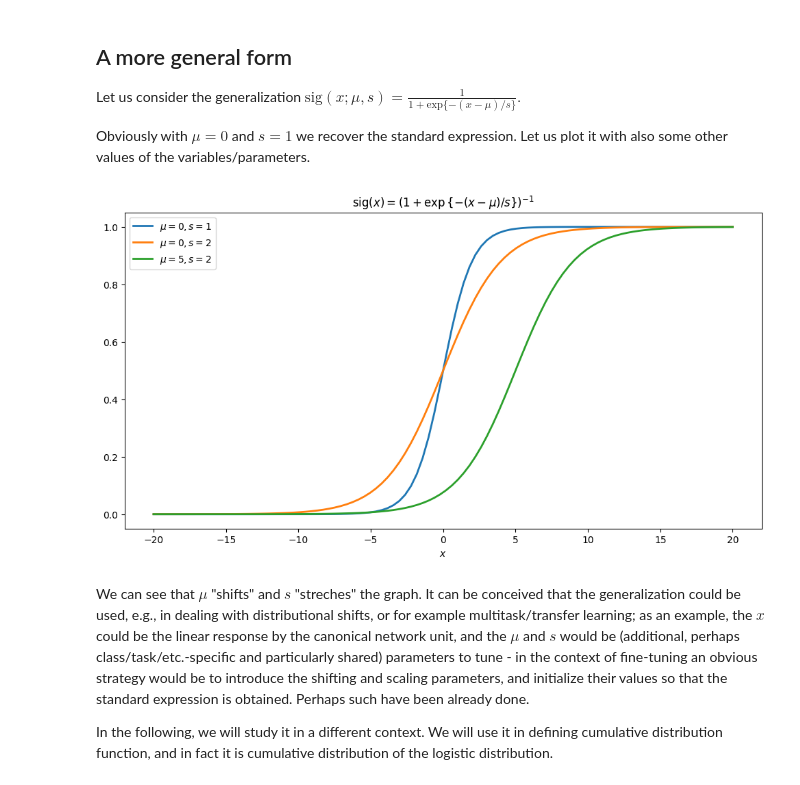
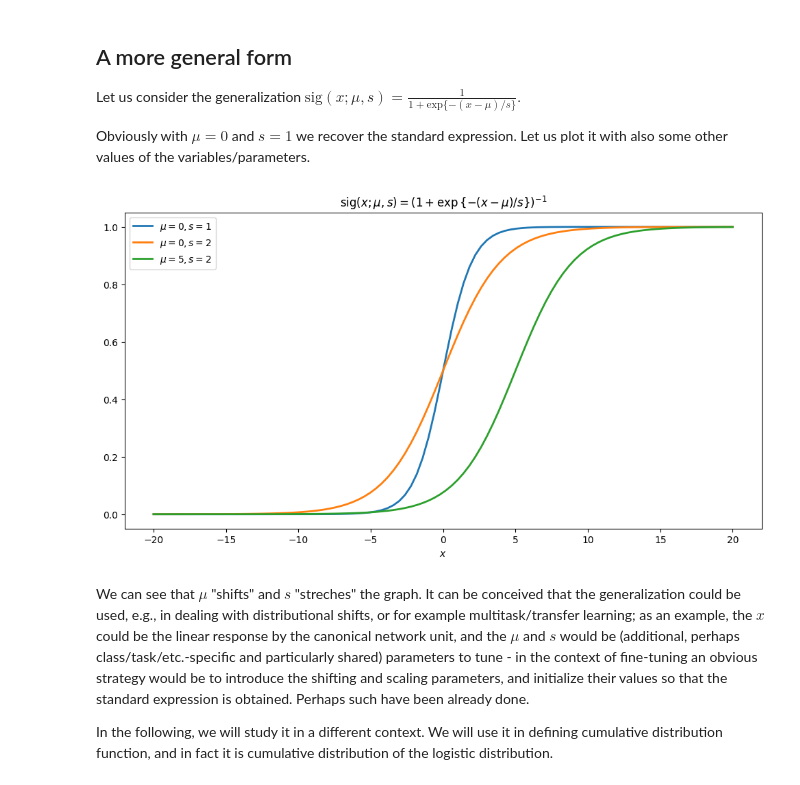
Before and after one commit to jyrikivinen/home, a Jupyter notebook: _sources/computational_notes/logistic_distribution.ipynb, the cells around one changed output. Drawn from its saved outputs; the diff is of its cells as text; code cells hidden in the pictures.

```diff
--- a/_sources/computational_notes/logistic_distribution.ipynb
+++ b/_sources/computational_notes/logistic_distribution.ipynb
@@ -32,13 +32,13 @@ Obviously with $\mu=0$ and $s=1$ we recover the standard expression. Let us plot
 # %%
 x = np.linspace(-20, 20, 100)
 fig, ax = plt.subplots(nrows=1, ncols=1, figsize=[12, 6])
 for mu, s in zip([0, 0, 5],[1, 2, 2]):
     ax.plot(x,  1./(1.+np.exp(-(x-mu)/s)), linewidth=2, label='$\mu={}, s={}$'.format(mu, s));
 ax.set_xlabel(r'$x$')
-ax.set_title(r'$\mathrm{sig}(x)=(1+\exp{\{-(x-\mu)/s\}})^{-1}$')
+ax.set_title(r'$\mathrm{sig}(x; \mu, s)=(1+\exp{\{-(x-\mu)/s\}})^{-1}$')
 plt.legend();
 # %% [output]
-[figure, old version]
+[figure, new version]
 # %% [markdown]
 We can see that $\mu$ "shifts" and $s$ "streches" the graph. It can be conceived that the generalization could be used, e.g., in dealing with distributional shifts, or for example multitask/transfer learning; as an example, the $x$ could be the linear response by the canonical network unit, and the $\mu$ and $s$ would be (additional, perhaps class/task/etc.-specific and particularly shared) parameters to tune - in the context of fine-tuning an obvious strategy would be to introduce the shifting and scaling parameters, and initialize their values so that the standard expression is obtained. Perhaps such have been already done.
 
```
Also changed, not shown: parts of 4 cells of this notebook, 10 other files.
